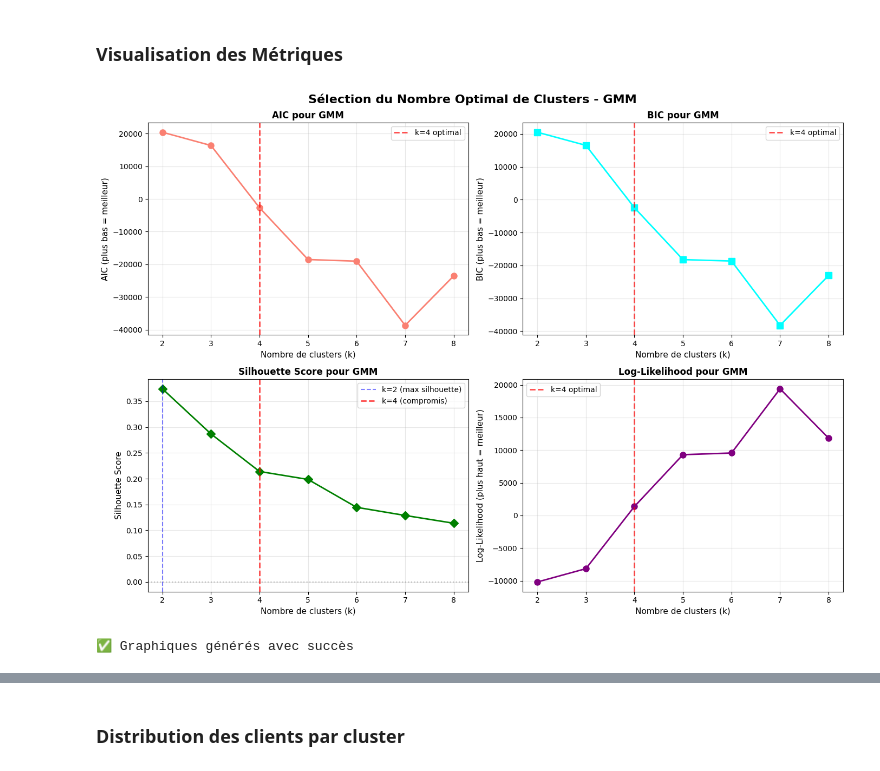
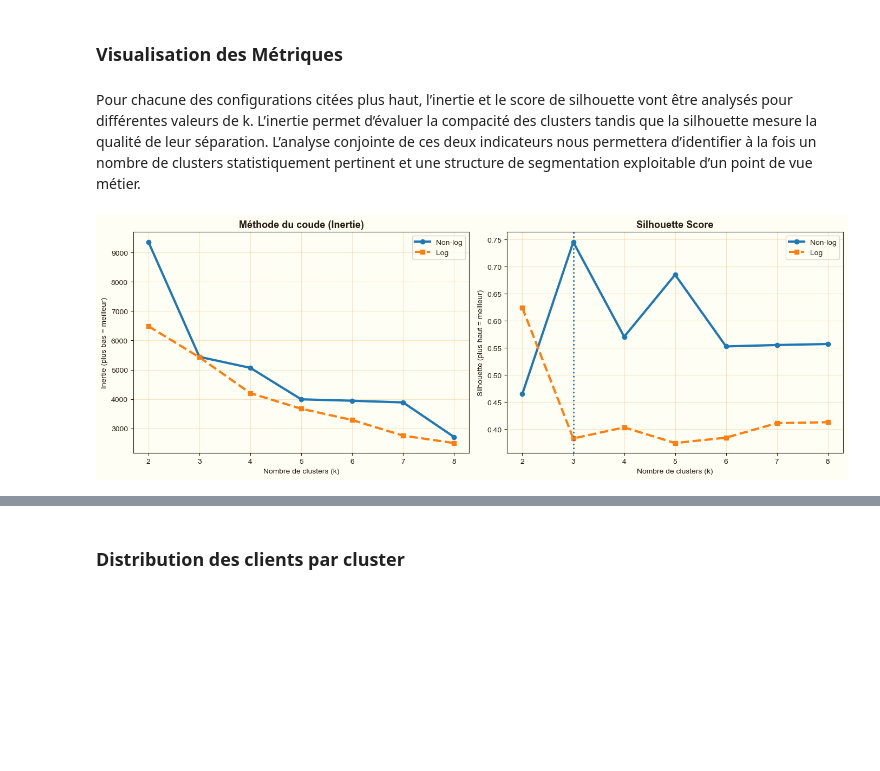
Before and after one commit to EdLac/spark-ecommerce, a Jupyter notebook: notebooks/ProjetFinal.ipynb, the cells around one changed output, grey strips where cells are left out. Cells and saved outputs as stored; diff of their text form; code cells hidden in the pictures; blank space fills up the shorter version.

```diff
--- a/notebooks/ProjetFinal.ipynb
+++ b/notebooks/ProjetFinal.ipynb
@@ -664,66 +756,44 @@ k=8 | LL=  11848.46 | AIC= -23538.92 | BIC= -23035.28 | Silhouette= 0.1138
 # %% [markdown]
 ###  Visualisation des Métriques
+# %% [markdown]
+Pour chacune des configurations citées plus haut, l’inertie et le score de silhouette vont être analysés pour différentes valeurs de k. L’inertie permet d’évaluer la compacité des clusters tandis que la silhouette mesure la qualité de leur séparation. L’analyse conjointe de ces deux indicateurs nous permettera d’identifier à la fois un nombre de clusters statistiquement pertinent et une structure de segmentation exploitable d’un point de vue métier.
 # %%
 import matplotlib.pyplot as plt
 
-# Extraction des valeurs k et des métriques
-k_values = [x[0] for x in log_likelihoods]
-ll_values = [x[1] for x in log_likelihoods]
-aic_values = [x[1] for x in aic_scores]
-bic_values = [x[1] for x in bic_scores]
-silhouette_values = [x[1] for x in silhouettes_final]
+k_values = [2,3,4,5,6,7,8]
 
-# Création de la figure avec 4 sous-graphiques
-fig, axes = plt.subplots(2, 2, figsize=(14, 10))
-fig.suptitle('Sélection du Nombre Optimal de Clusters - GMM', fontsize=16, fontweight='bold')
+# NON LOG
+inertia_nonlog = [9354.68, 5439.86, 5065.43, 3991.14, 3943.45, 3886.44, 2708.75]
+sil_nonlog = [0.4653, 0.7452, 0.5706, 0.6850, 0.5528, 0.5554, 0.5573]
 
-# 1. AIC
-axes[0, 0].plot(k_values, aic_values, marker='o', color='salmon', linewidth=2, markersize=8)
-axes[0, 0].axvline(x=4, color='red', linestyle='--', linewidth=2, label='k=4 optimal', alpha=0.7)
-axes[0, 0].set_xlabel('Nombre de clusters (k)', fontsize=11)
-axes[0, 0].set_ylabel('AIC (plus bas = meilleur)', fontsize=11)
-axes[0, 0].set_title('AIC pour GMM', fontsize=12, fontweight='bold')
-axes[0, 0].legend(fontsize=10)
-axes[0, 0].grid(True, alpha=0.3)
-axes[0, 0].set_xticks(k_values)
+# LOG
+inertia_log = [6484.19, 5426.06, 4202.61, 3671.12, 3286.99, 2754.22, 2500.84]
+sil_log = [0.6241, 0.3832, 0.4035, 0.3747, 0.3846, 0.4114, 0.4131]
 
-# 2. BIC
-axes[0, 1].plot(k_values, bic_values, marker='s', color='cyan', linewidth=2, markersize=8)
-axes[0, 1].axvline(x=4, color='red', linestyle='--', linewidth=2, label='k=4 optimal', alpha=0.7)
-axes[0, 1].set_xlabel('Nombre de clusters (k)', fontsize=11)
-axes[0, 1].set_ylabel('BIC (plus bas = meilleur)', fontsize=11)
-axes[0, 1].set_title('BIC pour GMM', fontsize=12, fontweight='bold')
-axes[0, 1].legend(fontsize=10)
-axes[0, 1].grid(True, alpha=0.3)
-axes[0, 1].set_xticks(k_values)
 
-# 3. Silhouette Score
-axes[1, 0].plot(k_values, silhouette_values, marker='D', color='green', linewidth=2, markersize=8)
-axes[1, 0].axhline(y=0, color='gray', linestyle=':', alpha=0.5)
-axes[1, 0].axvline(x=2, color='blue', linestyle='--', linewidth=1.5, alpha=0.5, label='k=2 (max silhouette)')
-axes[1, 0].axvline(x=4, color='red', linestyle='--', linewidth=2, label='k=4 (compromis)', alpha=0.7)
-axes[1, 0].set_xlabel('Nombre de clusters (k)', fontsize=11)
-axes[1, 0].set_ylabel('Silhouette Score', fontsize=11)
-axes[1, 0].set_title('Silhouette Score pour GMM', fontsize=12, fontweight='bold')
-axes[1, 0].legend(fontsize=10)
-axes[1, 0].grid(True, alpha=0.3)
-axes[1, 0].set_xticks(k_values)
+fig, axes = plt.subplots(1,2, figsize=(14,5))
 
-# 4. Log-Likelihood
-axes[1, 1].plot(k_values, ll_values, marker='o', color='purple', linewidth=2, markersize=8)
-axes[1, 1].axvline(x=4, color='red', linestyle='--', linewidth=2, label='k=4 optimal', alpha=0.7)
-axes[1, 1].set_xlabel('Nombre de clusters (k)', fontsize=11)
-axes[1, 1].set_ylabel('Log-Likelihood (plus haut = meilleur)', fontsize=11)
-axes[1, 1].set_title('Log-Likelihood pour GMM', fontsize=12, fontweight='bold')
-axes[1, 1].legend(fontsize=10)
-axes[1, 1].grid(True, alpha=0.3)
-axes[1, 1].set_xticks(k_values)
+axes[0].plot(k_values, inertia_nonlog, marker='o', linewidth=3, label="Non-log")
+axes[0].plot(k_values, inertia_log, marker='s', linewidth=3, linestyle='--', label="Log")
+
+axes[0].set_title("Méthode du coude (Inertie)", fontsize=13, fontweight='bold')
+axes[0].set_xlabel("Nombre de clusters (k)")
+axes[0].set_ylabel("Inertie (plus bas = meilleur)")
+axes[0].grid(True, alpha=0.3)
+axes[0].legend()
+
+axes[1].plot(k_values, sil_nonlog, marker='o', linewidth=3, label="Non-log")
+axes[1].plot(k_values, sil_log, marker='s', linewidth=3, linestyle='--', label="Log")
+
+axes[1].set_title("Silhouette Score", fontsize=13, fontweight='bold')
+axes[1].set_xlabel("Nombre de clusters (k)")
+axes[1].set_ylabel("Silhouette (plus haut = meilleur)")
+axes[1].axvline(x=3, linestyle=':', linewidth=2)
+axes[1].grid(True, alpha=0.3)
+axes[1].legend()
 
 plt.tight_layout()
 plt.show()
-
-print("\n✅ Graphiques générés avec succès")
 # %% [output]
-[figure, old version]
+[figure, new version]
-✅ Graphiques générés avec succès
 # %% [markdown]
```
Also changed, not shown: parts of 65 cells of this notebook.
